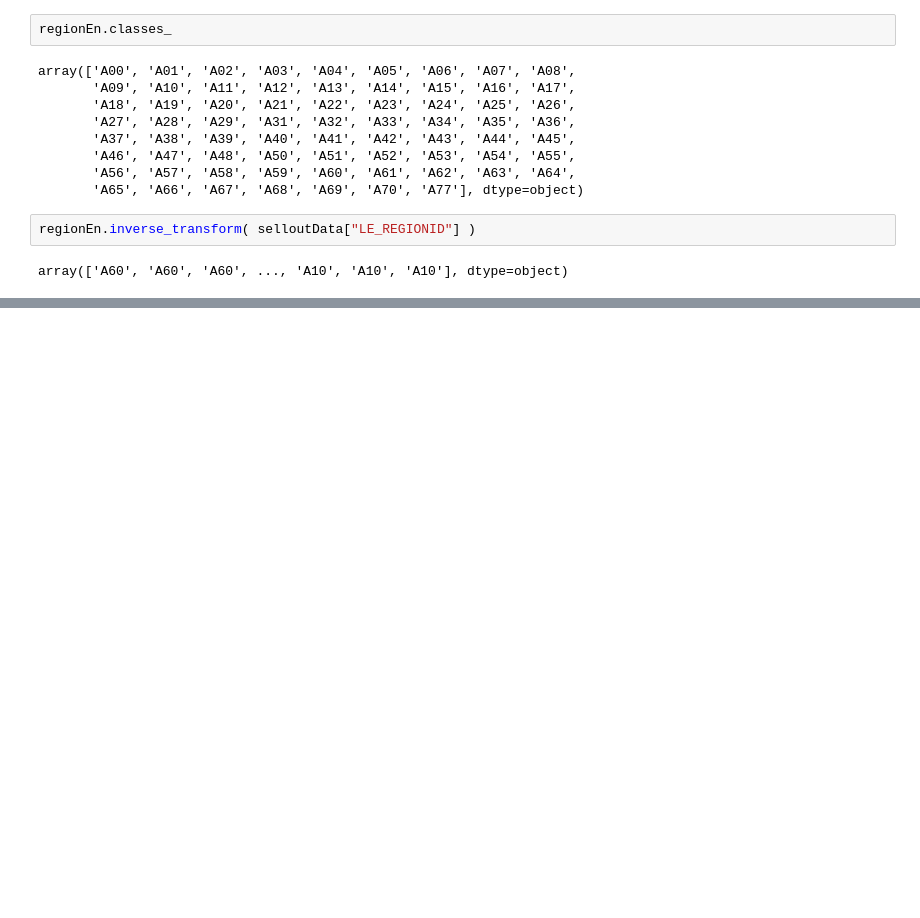
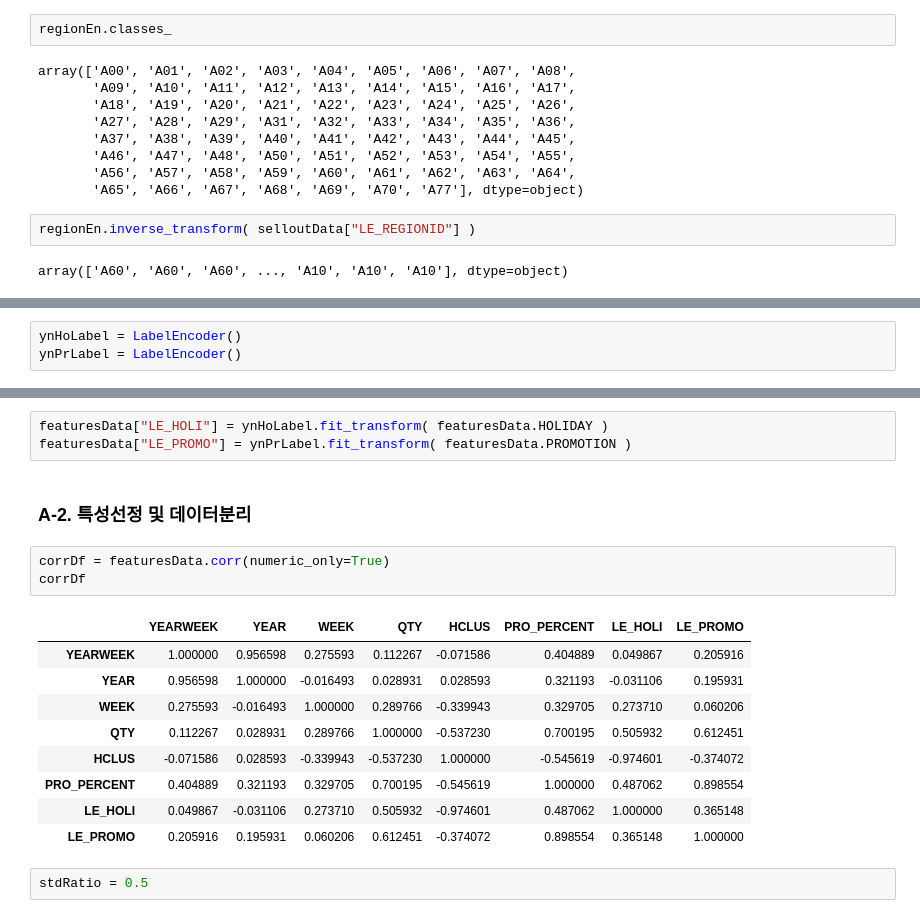
Before and after one commit to jyj76094458/Python, a Jupyter notebook: 유형별로 실습하는 머신러닝/머신러닝실습.ipynb, the cells around one changed output, grey strips where cells are left out. Drawn from its saved outputs; the diff is of its cells as text; blank space fills up the shorter version.

```diff
--- a/유형별로 실습하는 머신러닝/머신러닝실습.ipynb
+++ b/유형별로 실습하는 머신러닝/머신러닝실습.ipynb
@@ -267,0 +348,3 @@ array(['A60', 'A60', 'A60', ..., 'A10', 'A10', 'A10'], dtype=object)
+# %%
+ynHoLabel = LabelEncoder()
+ynPrLabel = LabelEncoder()
@@ -267,0 +359,20 @@ array(['A60', 'A60', 'A60', ..., 'A10', 'A10', 'A10'], dtype=object)
+# %%
+featuresData["LE_HOLI"] = ynHoLabel.fit_transform( featuresData.HOLIDAY )
+featuresData["LE_PROMO"] = ynPrLabel.fit_transform( featuresData.PROMOTION )
+# %% [markdown]
+### A-2. 특성선정 및 데이터분리
+# %%
+corrDf = featuresData.corr(numeric_only=True)
+corrDf
+# %% [output]
+|  | YEARWEEK | YEAR | WEEK | QTY | HCLUS | PRO_PERCENT | LE_HOLI | LE_PROMO |
+| YEARWEEK | 1.000000 | 0.956598 | 0.275593 | 0.112267 | -0.071586 | 0.404889 | 0.049867 | 0.205916 |
+| YEAR | 0.956598 | 1.000000 | -0.016493 | 0.028931 | 0.028593 | 0.321193 | -0.031106 | 0.195931 |
+| WEEK | 0.275593 | -0.016493 | 1.000000 | 0.289766 | -0.339943 | 0.329705 | 0.273710 | 0.060206 |
+| QTY | 0.112267 | 0.028931 | 0.289766 | 1.000000 | -0.537230 | 0.700195 | 0.505932 | 0.612451 |
+| HCLUS | -0.071586 | 0.028593 | -0.339943 | -0.537230 | 1.000000 | -0.545619 | -0.974601 | -0.374072 |
+| PRO_PERCENT | 0.404889 | 0.321193 | 0.329705 | 0.700195 | -0.545619 | 1.000000 | 0.487062 | 0.898554 |
+| LE_HOLI | 0.049867 | -0.031106 | 0.273710 | 0.505932 | -0.974601 | 0.487062 | 1.000000 | 0.365148 |
+| LE_PROMO | 0.205916 | 0.195931 | 0.060206 | 0.612451 | -0.374072 | 0.898554 | 0.365148 | 1.000000 |
+# %%
+stdRatio = 0.5
```
Also changed, not shown: parts of 63 cells of this notebook.
